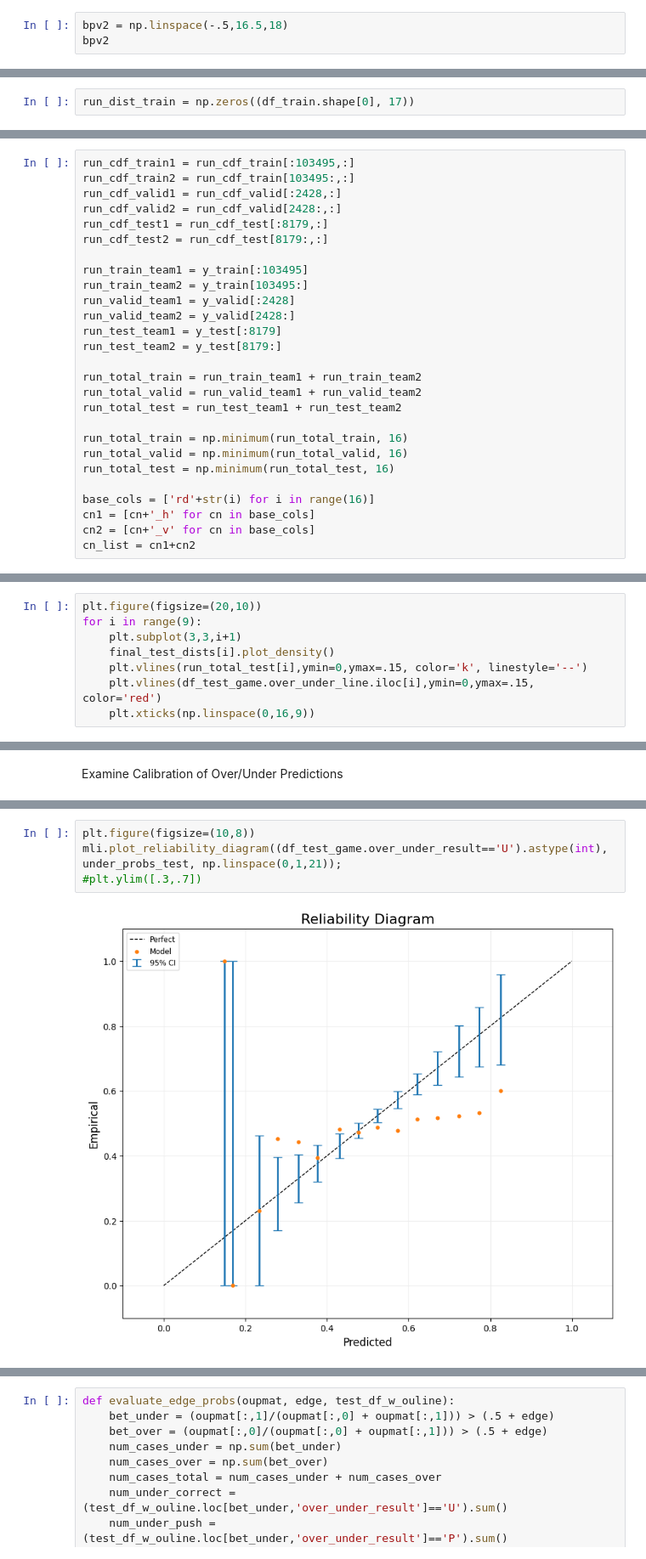
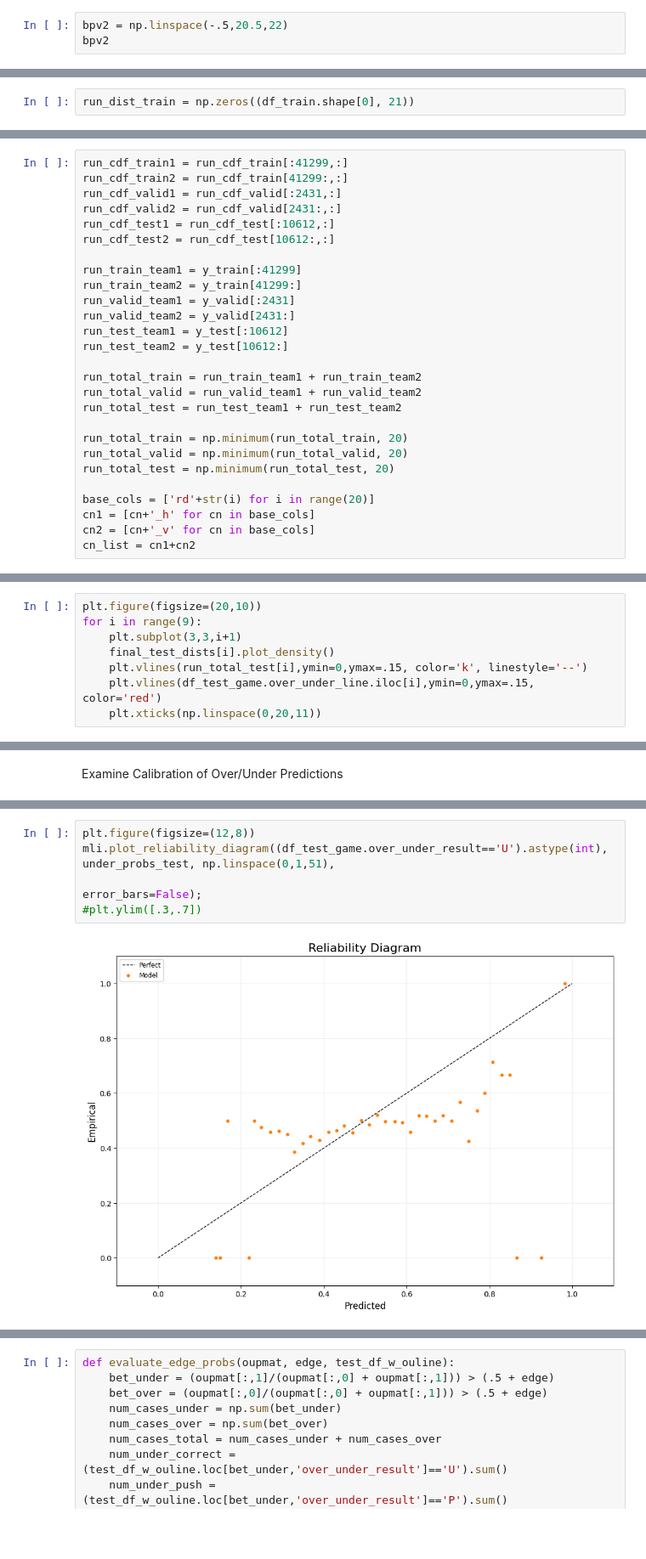
Before and after one commit to brbutler304/beatingVegas, a Jupyter notebook: 15 - OU Nested Model.ipynb, the cells around one changed output, grey strips where cells are left out. Shown at 85% size. Cells and saved outputs as stored; diff of their text form; blank space fills up the shorter version.

```diff
--- a/15 - OU Nested Model.ipynb
+++ b/15 - OU Nested Model.ipynb
@@ -170,7 +170,7 @@ feat_set = ['OBP_162',
  'lineup9_SLG_162',
  'home_hitting']
 # %%
-bpv2 = np.linspace(-.5,16.5,18)
+bpv2 = np.linspace(-.5,20.5,22)
 bpv2
 # %% [output]
 array([-0.5,  0.5,  1.5,  2.5,  3.5,  4.5,  5.5,  6.5,  7.5,  8.5,  9.5,
@@ -188,7 +188,7 @@ y_test = df_test[target].to_numpy()
 # %% [markdown]
 Now, we will do "nested" prediction to create the run distribution values
 # %%
-run_dist_train = np.zeros((df_train.shape[0], 17))
+run_dist_train = np.zeros((df_train.shape[0], 21))
 # %%
 # Loop to get cross-validated predictions on the training set
 # *** CAN TAKE 60-90 MINUTES TO LOOP THROUGH ALL 5 TIMES ***
@@ -273,27 +272,27 @@ result_probs = np.array([run_dist_train[i,y_train[i]] for i in range(len(y_train
 # %%
-run_cdf_train1 = run_cdf_train[:103495,:]
-run_cdf_train2 = run_cdf_train[103495:,:]
-run_cdf_valid1 = run_cdf_valid[:2428,:]
-run_cdf_valid2 = run_cdf_valid[2428:,:]
-run_cdf_test1 = run_cdf_test[:8179,:]
-run_cdf_test2 = run_cdf_test[8179:,:]
+run_cdf_train1 = run_cdf_train[:41299,:]
+run_cdf_train2 = run_cdf_train[41299:,:]
+run_cdf_valid1 = run_cdf_valid[:2431,:]
+run_cdf_valid2 = run_cdf_valid[2431:,:]
+run_cdf_test1 = run_cdf_test[:10612,:]
+run_cdf_test2 = run_cdf_test[10612:,:]
 
-run_train_team1 = y_train[:103495]
-run_train_team2 = y_train[103495:]
-run_valid_team1 = y_valid[:2428]
-run_valid_team2 = y_valid[2428:]
-run_test_team1 = y_test[:8179]
-run_test_team2 = y_test[8179:]
+run_train_team1 = y_train[:41299]
+run_train_team2 = y_train[41299:]
+run_valid_team1 = y_valid[:2431]
+run_valid_team2 = y_valid[2431:]
+run_test_team1 = y_test[:10612]
+run_test_team2 = y_test[10612:]
 
 run_total_train = run_train_team1 + run_train_team2
 run_total_valid = run_valid_team1 + run_valid_team2
 run_total_test = run_test_team1 + run_test_team2
 
-run_total_train = np.minimum(run_total_train, 16)
-run_total_valid = np.minimum(run_total_valid, 16)
-run_total_test = np.minimum(run_total_test, 16)
+run_total_train = np.minimum(run_total_train, 20)
+run_total_valid = np.minimum(run_total_valid, 20)
+run_total_test = np.minimum(run_total_test, 20)
 
-base_cols = ['rd'+str(i) for i in range(16)]
+base_cols = ['rd'+str(i) for i in range(20)]
 cn1 = [cn+'_h' for cn in base_cols]
 cn2 = [cn+'_v' for cn in base_cols]
 cn_list = cn1+cn2
@@ -363,5 +357,5 @@ for i in range(9):
     final_test_dists[i].plot_density()
     plt.vlines(run_total_test[i],ymin=0,ymax=.15, color='k', linestyle='--')
     plt.vlines(df_test_game.over_under_line.iloc[i],ymin=0,ymax=.15, color='red')
-    plt.xticks(np.linspace(0,16,9))
+    plt.xticks(np.linspace(0,20,11))
 # %% [output]
@@ -391,7 +393,8 @@ Examine Calibration of Over/Under Predictions
 # %%
-plt.figure(figsize=(10,8))
-mli.plot_reliability_diagram((df_test_game.over_under_result=='U').astype(int), under_probs_test, np.linspace(0,1,21));
+plt.figure(figsize=(12,8))
+mli.plot_reliability_diagram((df_test_game.over_under_result=='U').astype(int), under_probs_test, np.linspace(0,1,51),
+                                                                                                        error_bars=False);
 #plt.ylim([.3,.7])
 # %% [output]
-[figure, old version]
+[figure, new version]
 # %%
```
Also changed, not shown: parts of 38 cells of this notebook, 10 other files.
